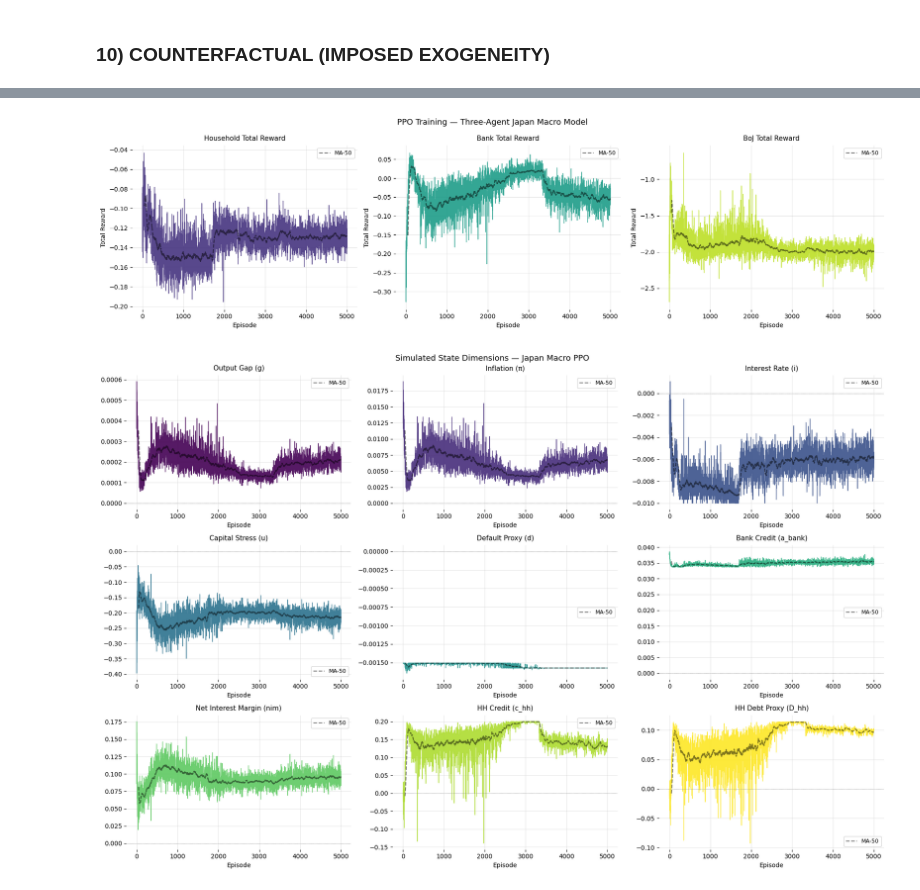
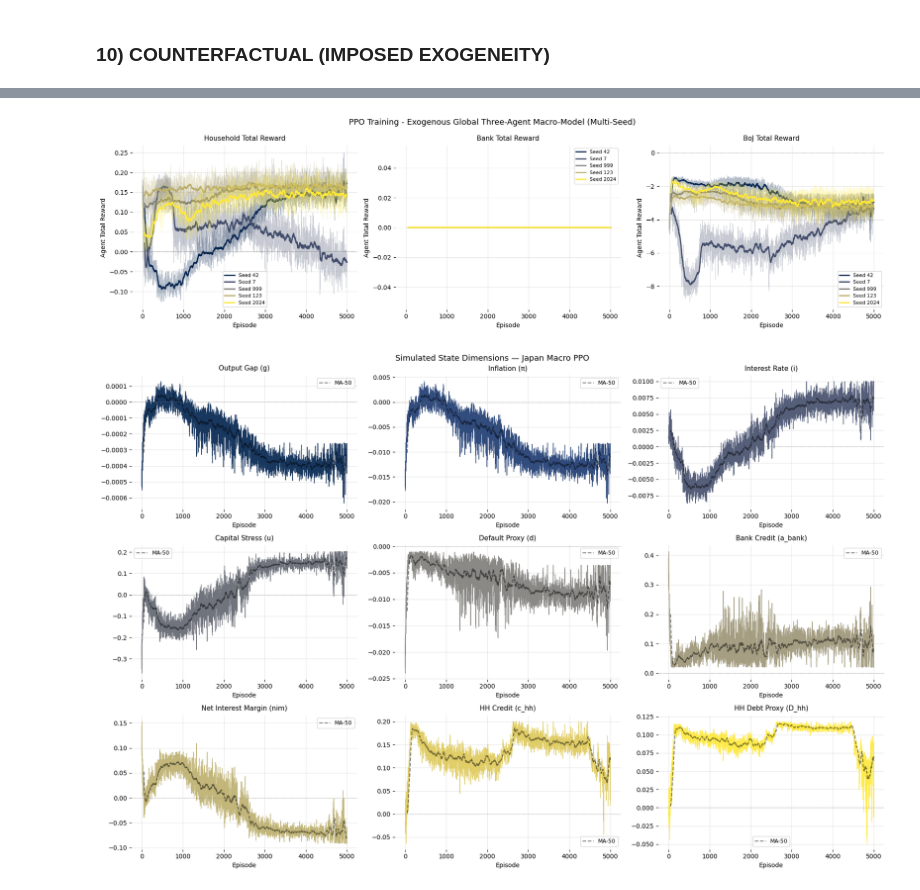
Before and after one commit to EliaLand/IRL-FAVAR_money_endogeneity, a Jupyter notebook: Module6_IRL.ipynb, the cells around one changed output, grey strips where cells are left out. Cells and saved outputs as stored; diff of their text form; code cells hidden in the pictures.

Commit message:
seed loop

```diff
--- a/Module6_IRL.ipynb
+++ b/Module6_IRL.ipynb
@@ -1334,13 +1337,13 @@ import numpy as np
 import matplotlib.pyplot as plt
 from scipy import stats
 
-hh_ent   = np.array(history["hh_ent"])
-bank_ent = np.array(history["bank_ent"])
-boj_ent  = np.array([float(np.sum(x)) for x in history["boj_ent"]])
+hh_ent   = np.array(endo_history["hh_ent"])
+bank_ent = np.array(endo_history["bank_ent"])
+boj_ent  = np.array([float(np.sum(x)) for x in endo_history["boj_ent"]])
 
-hh_rwd   = np.array(history["hh_step_rwd"])
-bank_rwd = np.array(history["bank_step_rwd"])
-boj_rwd  = np.array(history["boj_step_rwd"])
+hh_rwd   = np.array(endo_history["hh_step_rwd"])
+bank_rwd = np.array(endo_history["bank_step_rwd"])
+boj_rwd  = np.array(endo_history["boj_step_rwd"])
 
 agents = [
     ("Household Agent", hh_ent, hh_rwd, "household_entropy_reward.png"),
@@ -1394,7 +1397,7 @@ fig, axes = plt.subplots(3, 3, figsize=(18, 12))
 fig.suptitle("Simulated State Dimensions — Japan Macro PPO", fontsize=13)
 
 for i, (ax, label, color) in enumerate(zip(axes.flat, labels, colors)):
-    data = history["state_dims"][i]
+    data = endo_history["state_dims"][i]
 
     ax.plot(data, color=color, linewidth=0.9, alpha=0.9)
 
@@ -1718,40 +1751,45 @@ Ep 2650 | HH:  -0.0854 | Bank:  +0.1950 | BoJ:  -1.6020 | AvgG: -0.00005 | AvgPi
 # %%
-import matplotlib.pyplot as plt
-import matplotlib.cm as cm
-import numpy as np
+# PPO Training - Exogenous Global Macro Model - Reward Functions (multi seeds)
 
-vir = cm.get_cmap("viridis")
-c_hh, c_bank, c_boj = vir(0.15), vir(0.55), vir(0.90)
+# General Settings
+# (!!!) We loop over each seed
+vir = cm.get_cmap("cividis")
+SEEDS = [42, 7, 999, 123, 2024]
+seed_colors = [vir(i / (len(SEEDS) - 1)) for i in range(len(SEEDS))]
 
+# Reward Function 50-lags rolling window moving average (MA)
+window = 50
+agents = [("hh", "Household Total Reward"), ("bank", "Bank Total Reward"), ("boj", "BoJ Total Reward")]
+
+# Global Set-Up
 fig, axes = plt.subplots(1, 3, figsize=(18, 5))
-fig.suptitle("PPO Training — Three-Agent Japan Macro Model", fontsize=13)
+fig.suptitle("PPO Training - Exogenous Global Three-Agent Macro-Model (Multi-Seed)", fontsize=13)
 
-pairs = [
-    (axes[0], history["hh"],   c_hh,   "Household Total Reward"),
-    (axes[1], history["bank"], c_bank, "Bank Total Reward"),
-    (axes[2], history["boj"],  c_boj,  "BoJ Total Reward"),
-]
+# Subplot Set-Up
+for ax, (key, title) in zip(axes, agents):
+# (!!!) Seed loop per ax
+    for seed, color in zip(SEEDS, seed_colors):
+        data = exo_seed_histories[seed][key]
+        ax.plot(data, color=color, linewidth=0.6, alpha=0.3)
+# (!!!) np.convolve nice function for slope smoothing!
+        smooth = np.convolve(data, np.ones(window)/window, mode="valid")
+        ax.plot(range(window-1, len(data)), smooth,
+                color=color, linewidth=2.0, label=f"Seed {seed}")
 
-for ax, data, color, title in pairs:
-    ax.plot(data, color=color, linewidth=0.9, alpha=0.9)
-
-    window = 50
-    smooth = np.convolve(data, np.ones(window)/window, mode="valid")
-    ax.plot(range(window-1, len(data)), smooth,
-            color="black", linewidth=1.6, alpha=0.5, linestyle="--", label="MA-50")
-
+# Cosmetics
+    ax.axhline(0, color="grey", linewidth=0.7, linestyle=":")
     ax.set_title(title, fontsize=11, pad=8)
     ax.set_xlabel("Episode", fontsize=10)
-    ax.set_ylabel("Total Reward", fontsize=10)
+    ax.set_ylabel("Agent Total Reward", fontsize=10)
     ax.grid(alpha=0.3)
-    ax.legend(fontsize=9)
+    ax.legend(fontsize=8)
     for spine in ax.spines.values():
         spine.set_visible(False)
 
 plt.tight_layout()
 plt.show()
 # %% [output]
-[figure, old version]
+[figure, new version]
 # %%
 import matplotlib.pyplot as plt
 import matplotlib.cm as cm
@@ -1769,14 +1807,17 @@ labels = [
     "HH Debt Proxy (D_hh)",
 ]
 
-vir    = cm.get_cmap("viridis")
+# state indices to plot (skip index 3 = boj_action2_qe)
+indices = [0, 1, 2, 4, 5, 6, 7, 8, 9]
+
+vir    = cm.get_cmap("cividis")
 colors = [vir(i / 8) for i in range(9)]
 
 fig, axes = plt.subplots(3, 3, figsize=(18, 12))
 fig.suptitle("Simulated State Dimensions — Japan Macro PPO", fontsize=13)
 
-for i, (ax, label, color) in enumerate(zip(axes.flat, labels, colors)):
-    data = history["state_dims"][i]
+for ax, label, color, idx in zip(axes.flat, labels, colors, indices):
+    data = exo_history["state_dims"][idx]
 
     ax.plot(data, color=color, linewidth=0.9, alpha=0.9)
 
@@ -1798,4 +1839,4 @@ for i, (ax, label, color) in enumerate(zip(axes.flat, labels, colors)):
 plt.tight_layout()
 plt.show()
 # %% [output]
-[figure, old version]
+[figure, new version]
```
Also changed, not shown: parts of 6 cells of this notebook.
